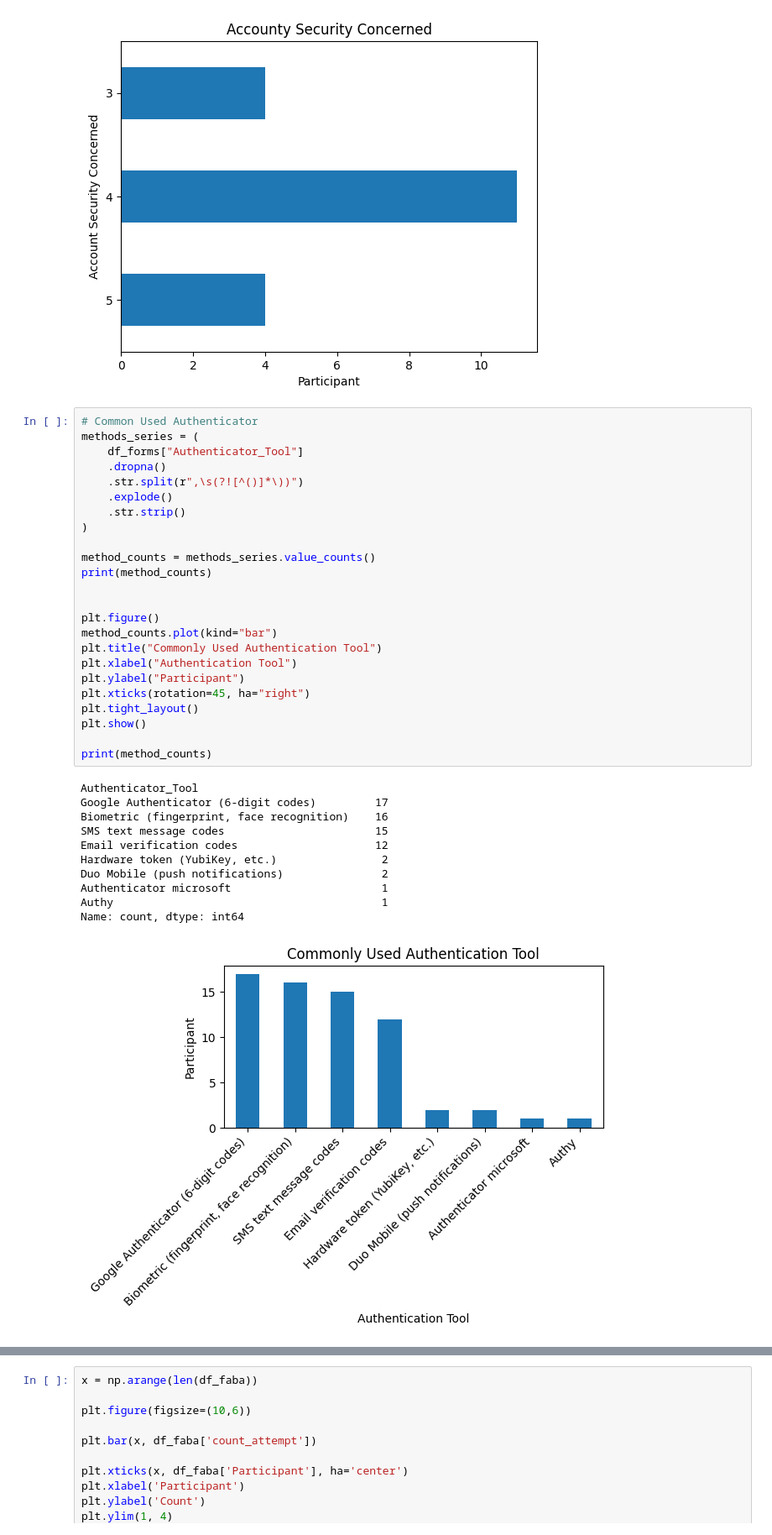
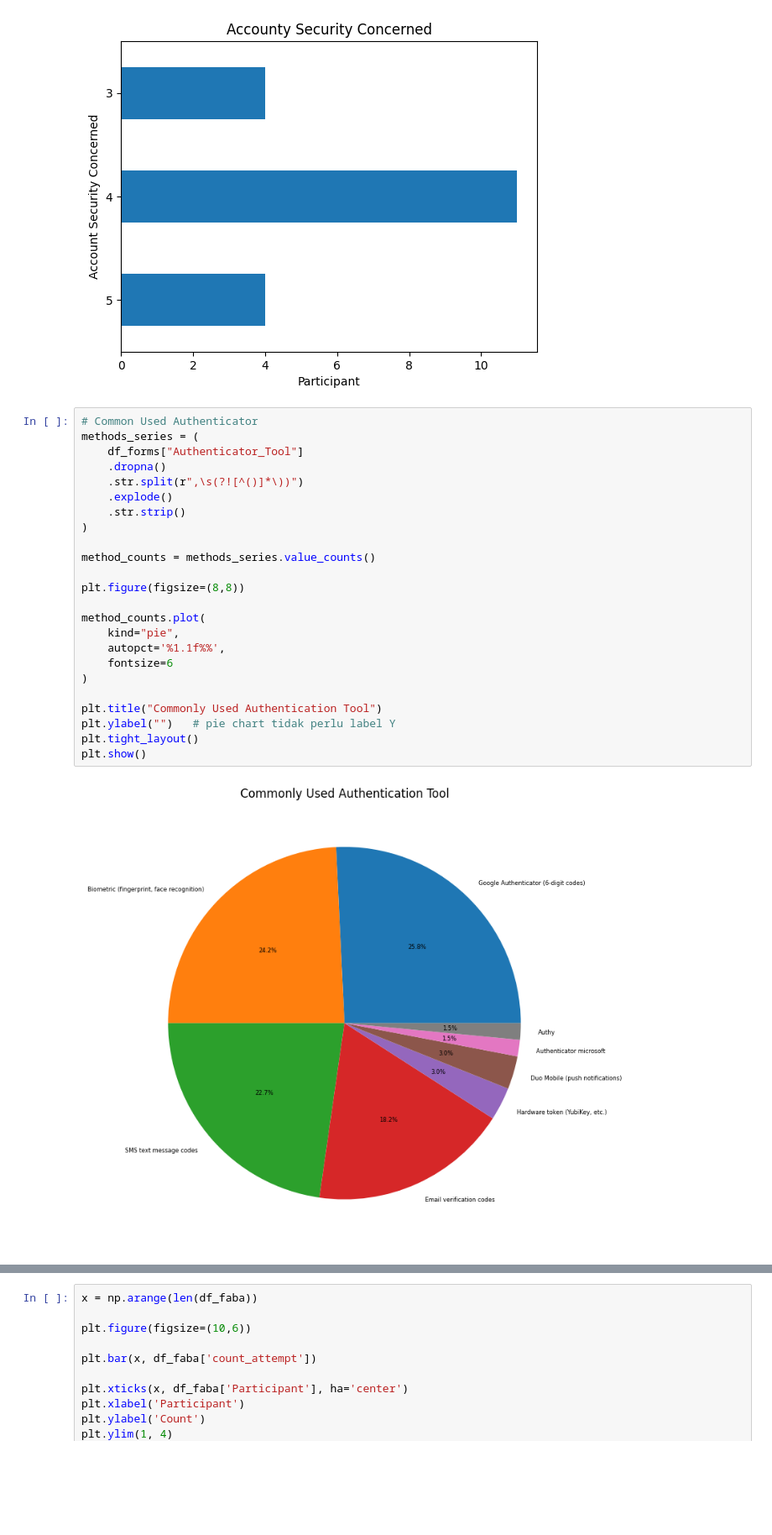
Before and after one commit to dbuiior/Auth_App_Redesign, a Jupyter notebook: data/descriptive.ipynb, the cells around one changed output, grey strips where cells are left out. Shown: that part at 84% size. Saved outputs shown, nothing was run; the diff lists cells and outputs as text; blank space fills up the shorter version.

```diff
--- a/data/descriptive.ipynb
+++ b/data/descriptive.ipynb
@@ -43,36 +43,26 @@ Text(0.5, 0, 'Participant')
 # %%
 # Common Used Authenticator
 methods_series = (
     df_forms["Authenticator_Tool"]
     .dropna()
     .str.split(r",\s(?![^()]*\))")
     .explode()
     .str.strip()
 )
 
 method_counts = methods_series.value_counts()
-print(method_counts)
 
+plt.figure(figsize=(8,8))
 
-plt.figure()
-method_counts.plot(kind="bar")
+method_counts.plot(
+    kind="pie",
+    autopct='%1.1f%%',
+    fontsize=6
+)
+
 plt.title("Commonly Used Authentication Tool")
-plt.xlabel("Authentication Tool")
-plt.ylabel("Participant")
-plt.xticks(rotation=45, ha="right")
+plt.ylabel("")   # pie chart tidak perlu label Y
 plt.tight_layout()
 plt.show()
-
-print(method_counts)
 # %% [output]
-Authenticator_Tool
-Google Authenticator (6-digit codes)         17
-Biometric (fingerprint, face recognition)    16
-SMS text message codes                       15
-Email verification codes                     12
-Hardware token (YubiKey, etc.)                2
-Duo Mobile (push notifications)               2
-Authenticator microsoft                       1
-Authy                                         1
-Name: count, dtype: int64
-[figure, old version]
+[figure, new version]
```
Also changed, not shown: parts of 4 cells of this notebook.
